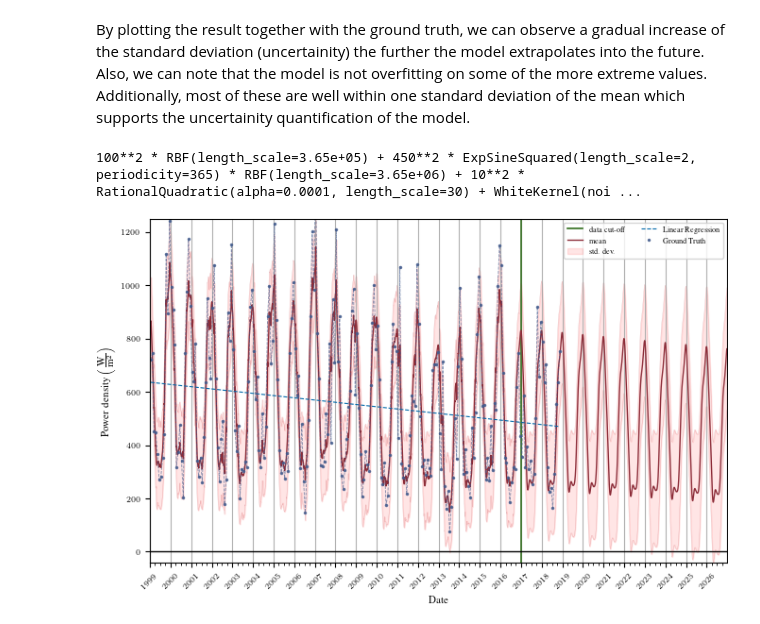
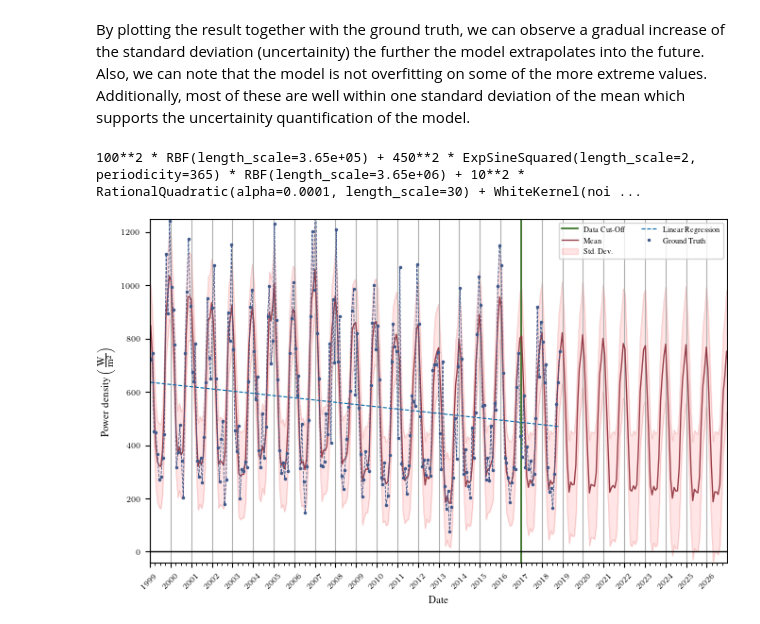
Before and after one commit to dvdvgt/wind-speed-analysis, a Jupyter notebook: notes/wind-speed-analysis-david.ipynb, the cells around one changed output. Drawn from its saved outputs; the diff is of its cells as text; code cells hidden in the pictures.

Commit message:
update figures

```diff
--- a/notes/wind-speed-analysis-david.ipynb
+++ b/notes/wind-speed-analysis-david.ipynb
@@ -549,7 +549,8 @@ fig.show()
 start_y = 1999
 start_dt = dt.datetime(start_y, 1, 15)
 end_y = 2018 # inclusive
-step_size = 1
+# evaluate monthly
+step_size = 30
 extrapol_days = 365 * 9
 
 # plot expected values for each month
@@ -601,7 +602,7 @@ $$\mathcal{GP}(f; 0, k), \quad \mathcal{N}(Y; f, \sigma I), \quad \mathcal{GP}(f
 X = np.array(list(map(lambda d: (d - start_dt).days, months))).reshape(-1, 1)
 # The input is expected to be 2d by the library
 Y = np.array(e).reshape(-1, 1)
-r = range(0, 365 * (end_y - start_y) + extrapol_days, step_size)
+r = range(0, 365 * (end_y - start_y + 1) + extrapol_days, step_size)
 x = np.array(r).reshape(-1, 1)
 # We will clip the data by 2 years (24 months) to have the remaining data as test data
 n_months_cutoff = 24
@@ -670,36 +671,36 @@ By plotting the result together with the ground truth, we can observe a gradual
 # %%
 x_dt = days_to_date(start_dt, x)
 X_dt = days_to_date(start_dt, X)
 
 full_fig()
 fig, ax = plt.subplots()
 
-ax.axvline(dt.datetime(end_y + 1 - n_months_cutoff // 12, 1, 1), color=tpc.rgb.tue_darkgreen, linewidth=1.2, label="data cut-off")
+ax.axvline(dt.datetime(end_y + 1 - n_months_cutoff // 12, 1, 1), color=tpc.rgb.tue_darkgreen, linewidth=1.2, label="Data Cut-Off")
 ax.axhline(0, color="black", linewidth=1)
 
 # ax.plot(x_sample_dt, samples, alpha=0.5, color=tpc.rgb.tue_gray, linewidth=0.1)
-ax.plot(x_dt, pred_mean, "-", linewidth=1, label="mean", color=tpc.rgb.tue_red)
+ax.plot(x_dt, pred_mean, "-", linewidth=1, label="Mean", color=tpc.rgb.tue_red, alpha=0.9)
 ax.plot(x_dt, pred_mean + std, "-", alpha=0.25, color=tpc.rgb.tue_red, linewidth=0.2)
 ax.plot(x_dt, pred_mean - std, "-", alpha=0.25, color=tpc.rgb.tue_red, linewidth=0.2)
-ax.fill_between(x_dt, pred_mean + std, pred_mean - std, color="red", alpha=0.1, label="std. dev.")
+ax.fill_between(x_dt, pred_mean + std, pred_mean - std, color="red", alpha=0.1, label="Std. Dev.")
 
 ax.plot(months, lin_reg_res.slope * days_delta + lin_reg_res.intercept, "--", linewidth=0.8, color=tpc.rgb.tue_blue, label="Linear Regression")
 
-ax.plot(X_dt, Y, "--", color=tpc.rgb.tue_darkblue, linewidth=0.6, alpha=2/3)
-ax.plot(X_dt, Y, ".", label="Ground Truth", markersize=3, color=tpc.rgb.tue_darkblue, alpha=0.8)
+ax.plot(X_dt, Y, "--", color=tpc.rgb.tue_darkblue, linewidth=0.6)
+ax.plot(X_dt, Y, ".", label="Ground Truth", markersize=3, color=tpc.rgb.tue_darkblue)
 
 ax.set_xlim(dt.datetime(start_y, 1, 1), dt.datetime(end_y, 1, 1) + dt.timedelta(extrapol_days))
 ax.set_ylim(-40, 1250)
 ax.set_ylabel(r"Power density $\left(\frac{\textrm{W}}{\textrm{m}^2}\right)$")
 ax.set_xlabel("Date")
 ax.xaxis.set_minor_locator(mdt.MonthLocator(interval=3))
 ax.xaxis.set_major_locator(mdt.YearLocator(base=1))
 ax.legend(ncols=2)
 ax.tick_params(axis='x', which="major", rotation=45)
 ax.xaxis.grid()
 # fig.suptitle("Monthly Expected Power Density")
 plt.savefig(os.path.join(FIGURE_FOLDER, "gp_pred.pdf"))
 gp.kernel_
 # %% [output]
 100**2 * RBF(length_scale=3.65e+05) + 450**2 * ExpSineSquared(length_scale=2, periodicity=365) * RBF(length_scale=3.65e+06) + 10**2 * RationalQuadratic(alpha=0.0001, length_scale=30) + WhiteKernel(noi ...
-[figure, old version]
+[figure, new version]
```
Also changed, not shown: 3 other files.
